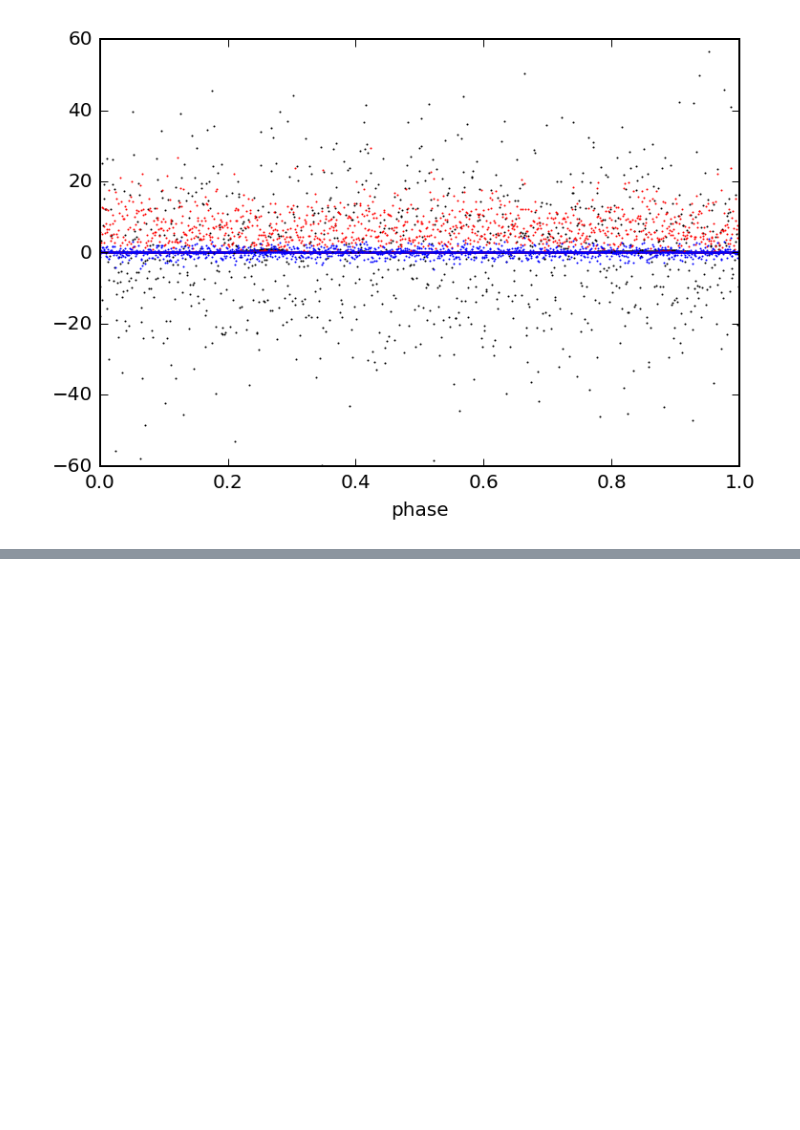
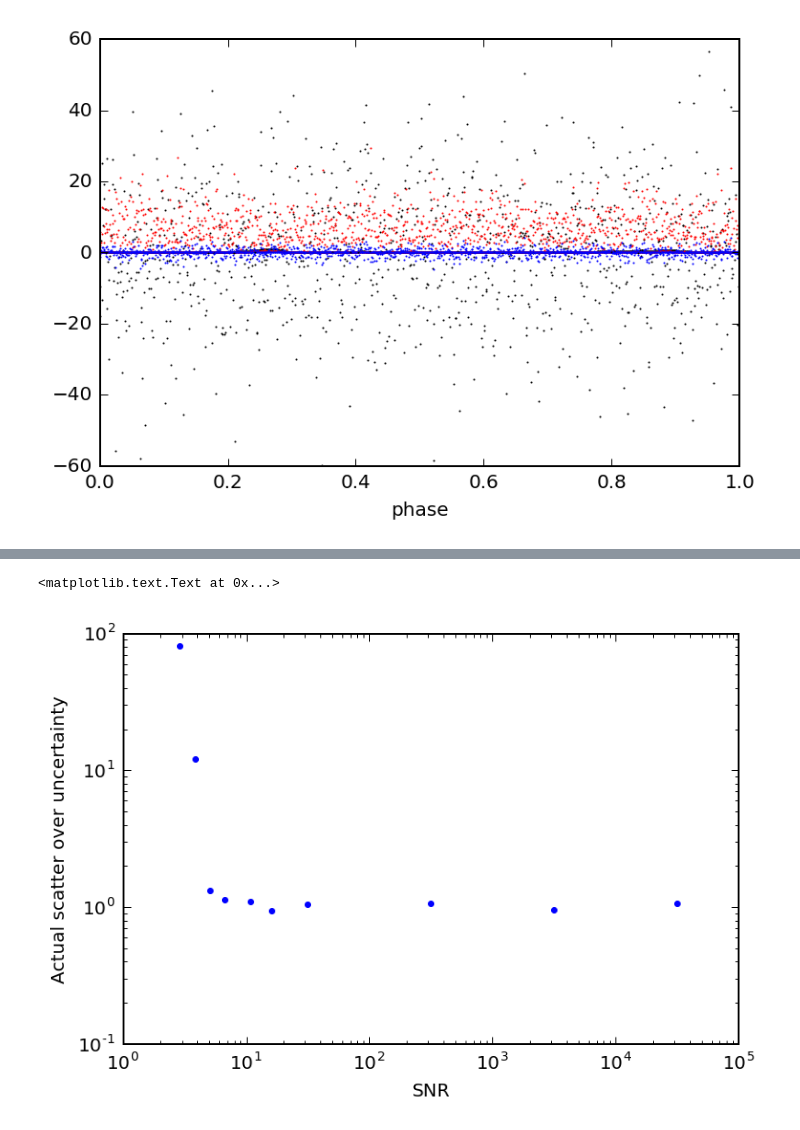
Before and after one commit to aarchiba/triplesystem, a Jupyter notebook: processing/template-matching.ipynb, the cells around one changed output, grey strips where cells are left out. Drawn from its saved outputs; the diff is of its cells as text; code cells hidden in the pictures; blank space fills up the shorter version.

```diff
--- a/processing/template-matching.ipynb
+++ b/processing/template-matching.ipynb
@@ -807,0 +822,36 @@ for w in weirdos:
+# %%
+def fake(noise_per_bin):
+    t_fake = t_pol + noise_per_bin*np.random.randn(t_pol.shape[0],t_pol.shape[1])
+    try:
+        r = tm.align_profile_polarization(t_pol, t_fake, global_search=0., noise=noise_per_bin)
+    except tm.TemplateMatchError:
+        # Initial guess not good enough; do global search (slow!)
+        r = tm.align_profile_polarization(t_pol, t_fake, noise=noise_per_bin)
+    return noise_per_bin, r.snr, r.phase, r.uncert
+snr_v_uncertainty = {}
+# %%
+for i in range(100):
+    for npb in (1e-4,1e-3,1e-2,1e-1,2e-1,3e-1,5e-1,6e-2,7e-1,81.,2.):
+            if npb not in snr_v_uncertainty:
+                snr_v_uncertainty[npb] = []
+            snr_v_uncertainty[npb].append(fake(npb))
+# %%
+npbs = []
+snrs = []
+uncerts = []
+distorts = []
+distorts_u = []
+for npb in sorted(snr_v_uncertainty.keys()):
+    npbs.append(npb)
+    v = np.array(snr_v_uncertainty[npb])
+    snrs.append(np.mean(v[:,1])*np.sqrt(t_pol.shape[1]))
+    uncerts.append(np.mean(v[:,3]))
+    distorts.append(np.sqrt(np.mean((v[:,2]/v[:,3])**2)))
+    distorts_u.append(distorts[-1]/np.sqrt(v.shape[0]))
+
+plt.loglog(snrs, distorts, ".")
+plt.xlabel("SNR")
+plt.ylabel("Actual scatter over uncertainty")
+# %% [output]
+<matplotlib.text.Text at 0x...>
+[figure, added]
```
Also changed, not shown: parts of 5 cells of this notebook, 15 other files.
